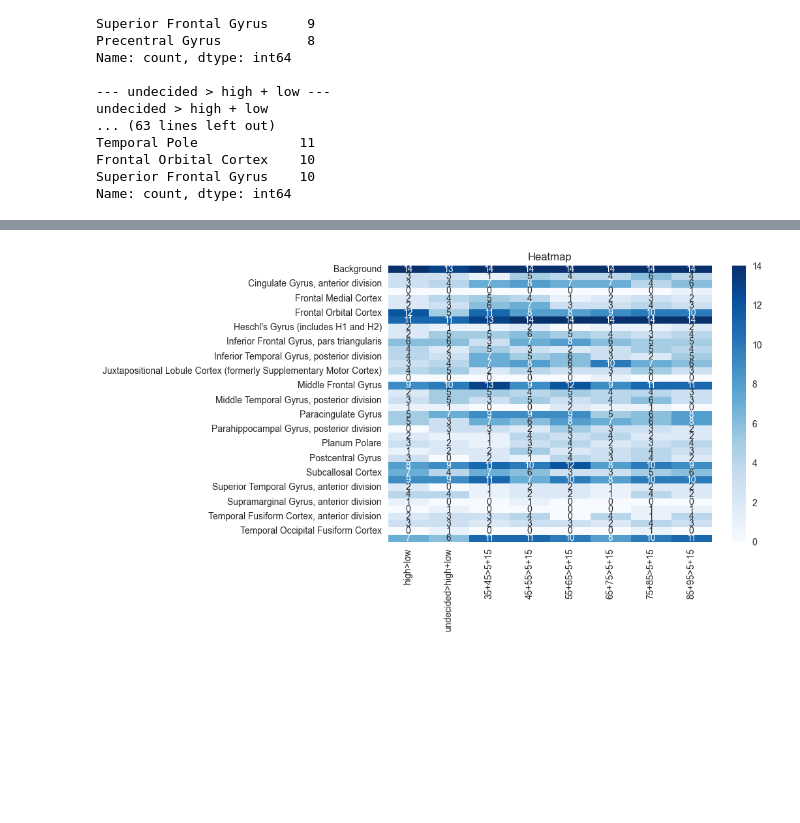
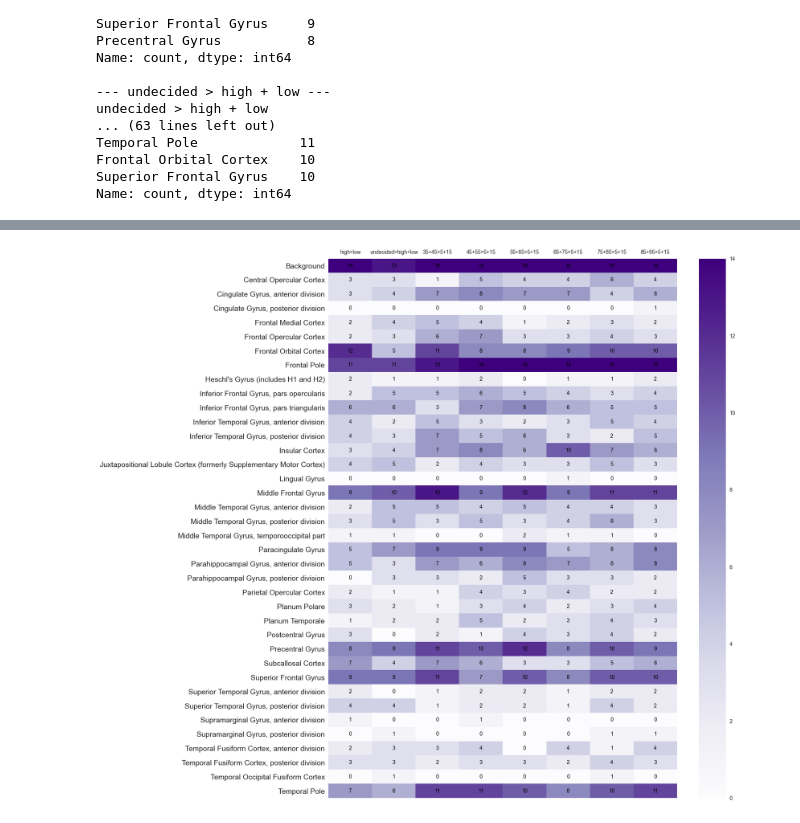
Before and after one commit to mducat/scz_familiarity_fMRI_ML, a Jupyter notebook: mri_all_subjects.ipynb, the cells around one changed output, grey strips where cells are left out. Drawn from its saved outputs; the diff is of its cells as text; code cells hidden in the pictures; blank space fills up the shorter version.

```diff
--- a/mri_all_subjects.ipynb
+++ b/mri_all_subjects.ipynb
@@ -284,8 +284,32 @@ summary
 | Temporal Occipital Fusiform Cortex | 0.0 | 1.0 | 0.0 | 0.0 | 0.0 | 0.0 | 1.0 | 0.0 |
 | Temporal Pole | 7.0 | 6.0 | 11.0 | 11.0 | 10.0 | 8.0 | 10.0 | 11.0 |
 # %%
+import matplotlib.pyplot as plt
+
+fig, ax = plt.subplots(figsize=(18, 15))
+im = ax.imshow(summary.values, cmap='Purples', aspect='auto')
+
+ax.set_xticks(range(len(summary.columns)))
+ax.set_yticks(range(len(summary)))
+ax.set_xticklabels(summary.columns, fontsize=10)
+ax.set_yticklabels(summary.index, fontsize=14)
+
+ax.xaxis.tick_top()
+
+for i in range(len(summary.index)):
+    for j in range(len(summary.columns)):
+        ax.text(j, i, f'{summary.values[i, j]:.0f}',
+                ha='center', va='center',
+                fontsize=10, color='black')
+
+ax.grid(False)
+ax.tick_params(which='both', length=0)
+
+plt.colorbar(im)
+plt.tight_layout()
+plt.show()
 # %% [output]
-[figure, old version]
+[figure, new version]
 # %%
 summary.style.format("{:.0f}").background_gradient(cmap='Blues')
 # %% [output]
```
